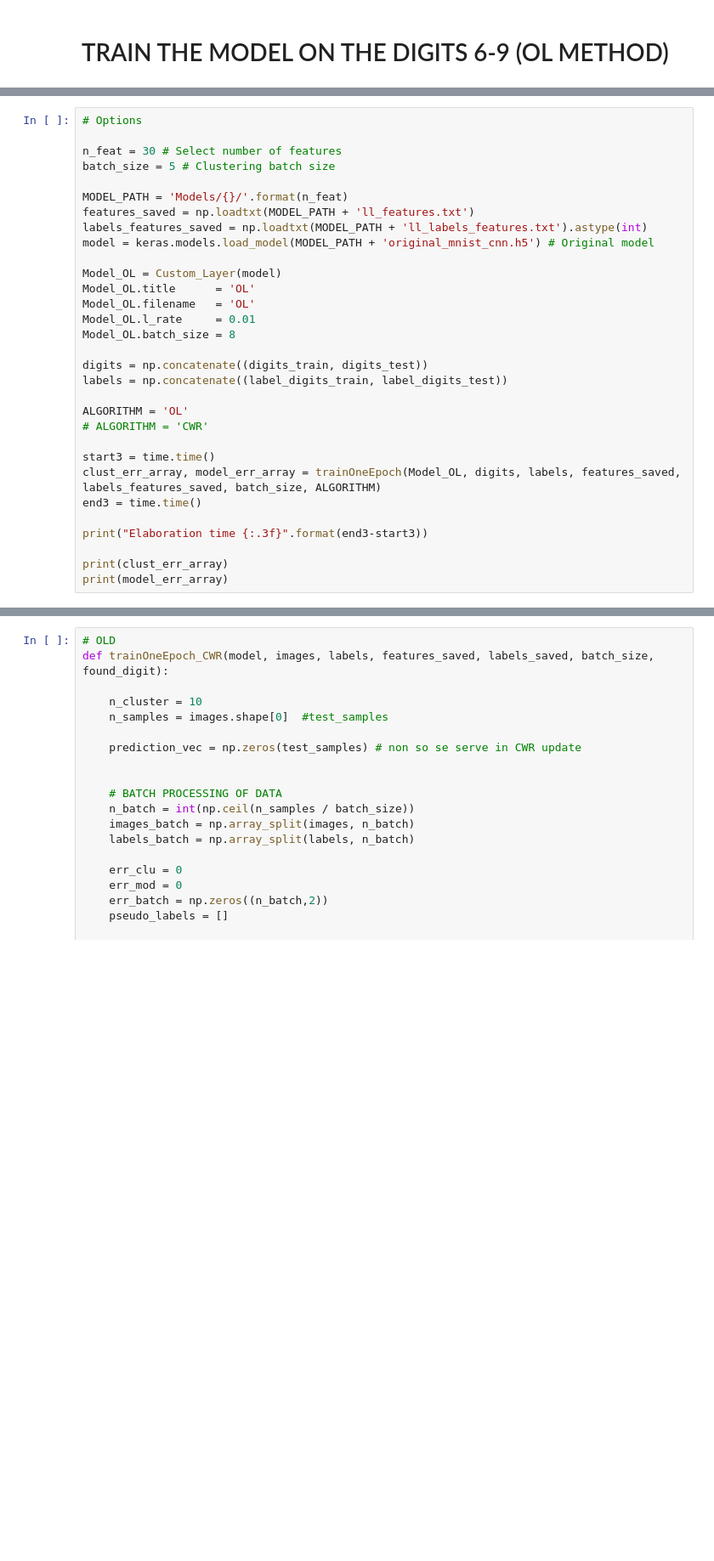
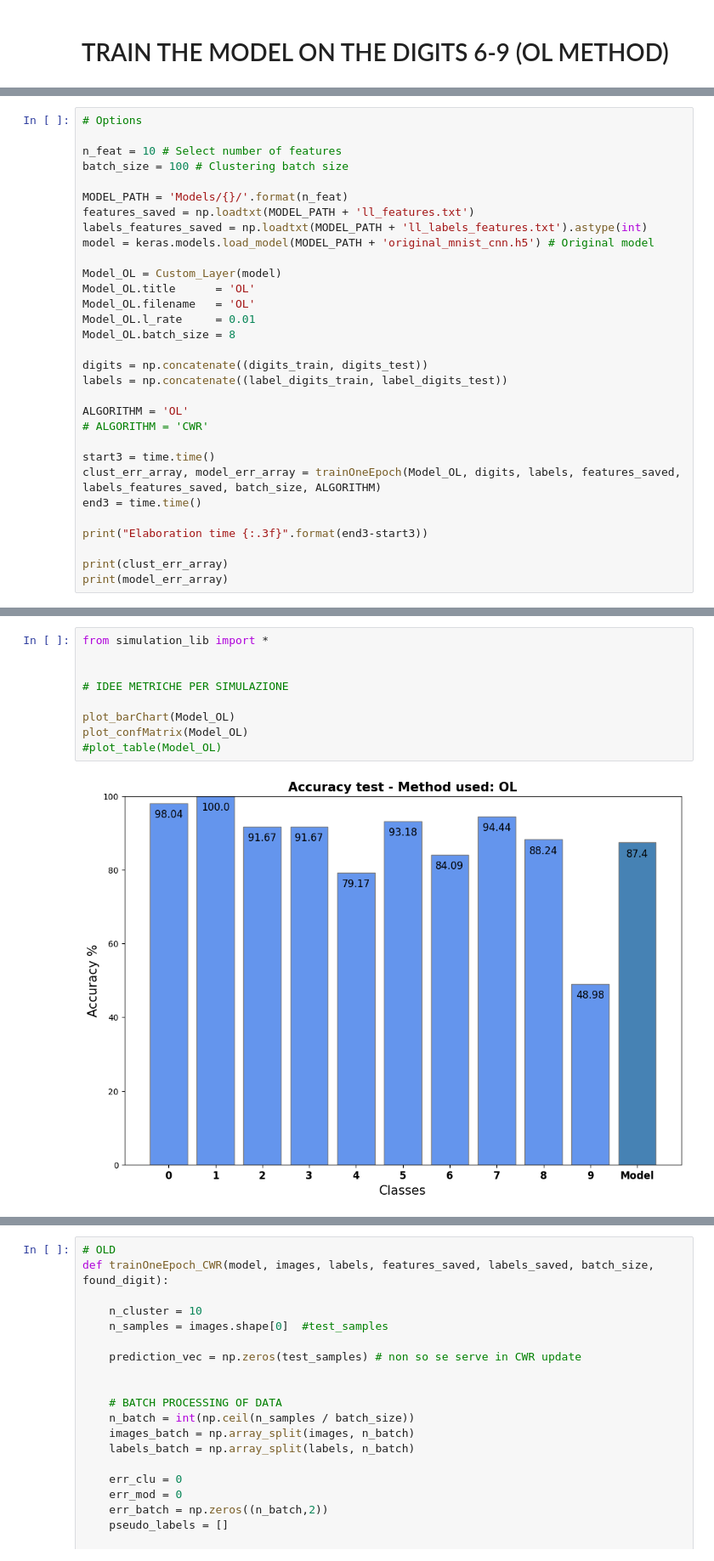
Before and after one commit to a-zat/Continual-ML, a Jupyter notebook: Active_Model.ipynb, the cells around one changed output, grey strips where cells are left out. Shown: that part at 85% size. Drawn from its saved outputs; the diff is of its cells as text; blank space fills up the shorter version.

```diff
--- a/Active_Model.ipynb
+++ b/Active_Model.ipynb
@@ -366,8 +332,8 @@ def trainOneEpoch(model, images, labels, features_saved, labels_saved, batch_siz
 # %%
 # Options
 
-n_feat = 30 # Select number of features
-batch_size = 5 # Clustering batch size
+n_feat = 10 # Select number of features
+batch_size = 100 # Clustering batch size
 
 MODEL_PATH = 'Models/{}/'.format(n_feat)
 features_saved = np.loadtxt(MODEL_PATH + 'll_features.txt')
@@ -418,0 +381,11 @@ Elaboration time 81.496
+# %%
+from simulation_lib import *
+
+
+# IDEE METRICHE PER SIMULAZIONE
+
+plot_barChart(Model_OL)
+plot_confMatrix(Model_OL)
+#plot_table(Model_OL)
+# %% [output]
+[figure, added]
```
Also changed, not shown: parts of 10 cells of this notebook, 46 other files.
